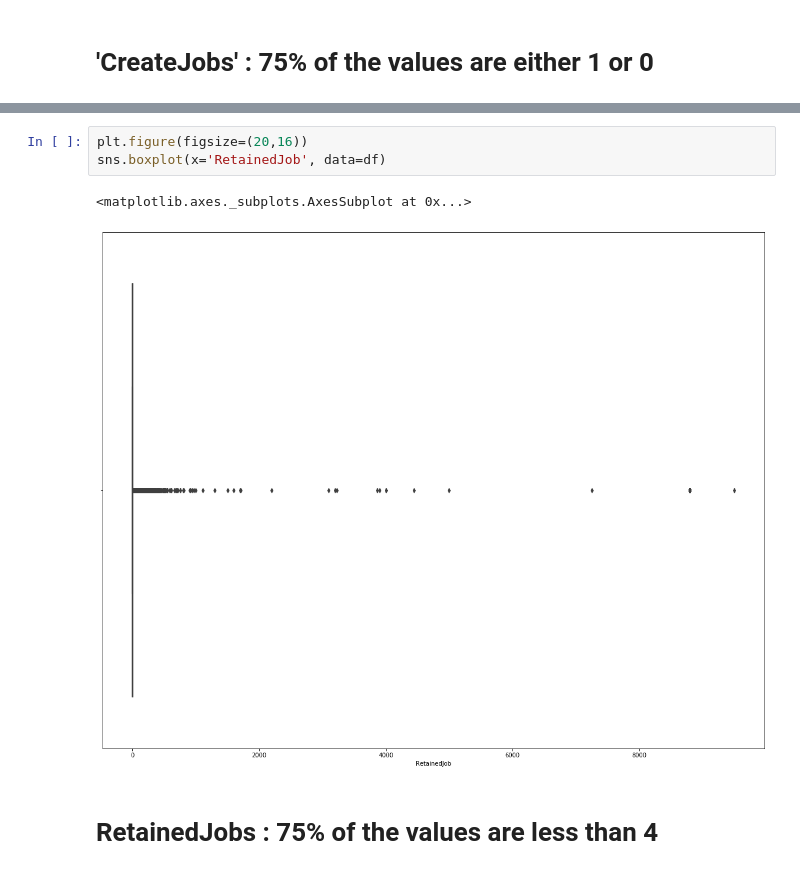
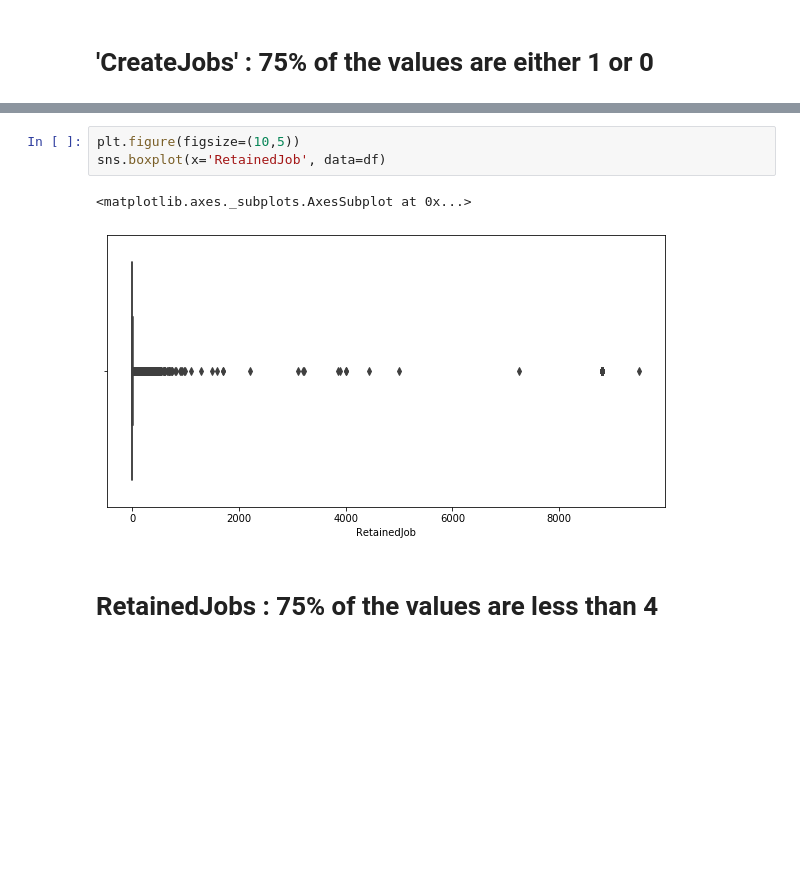
Before and after one commit to aelshamarka/Capstone-Project, a Jupyter notebook: Initial_Results.ipynb, the cells around one changed output, grey strips where cells are left out. Saved outputs shown, nothing was run; the diff lists cells and outputs as text; blank space fills up the shorter version.

```diff
--- a/Initial_Results.ipynb
+++ b/Initial_Results.ipynb
@@ -497,9 +497,9 @@ df['RetainedJob'][df['RetainedJob'] <40].plot(bins=80, kind="hist", stacked=True
 # %%
-plt.figure(figsize=(20,16))
+plt.figure(figsize=(10,5))
 sns.boxplot(x='RetainedJob', data=df)
 # %% [output]
 <matplotlib.axes._subplots.AxesSubplot at 0x...>
-[figure, old version]
+[figure, new version]
 # %% [markdown]
 # RetainedJobs : 75% of the values are less than 4
 # %%
```
Also changed, not shown: parts of 27 cells of this notebook.
